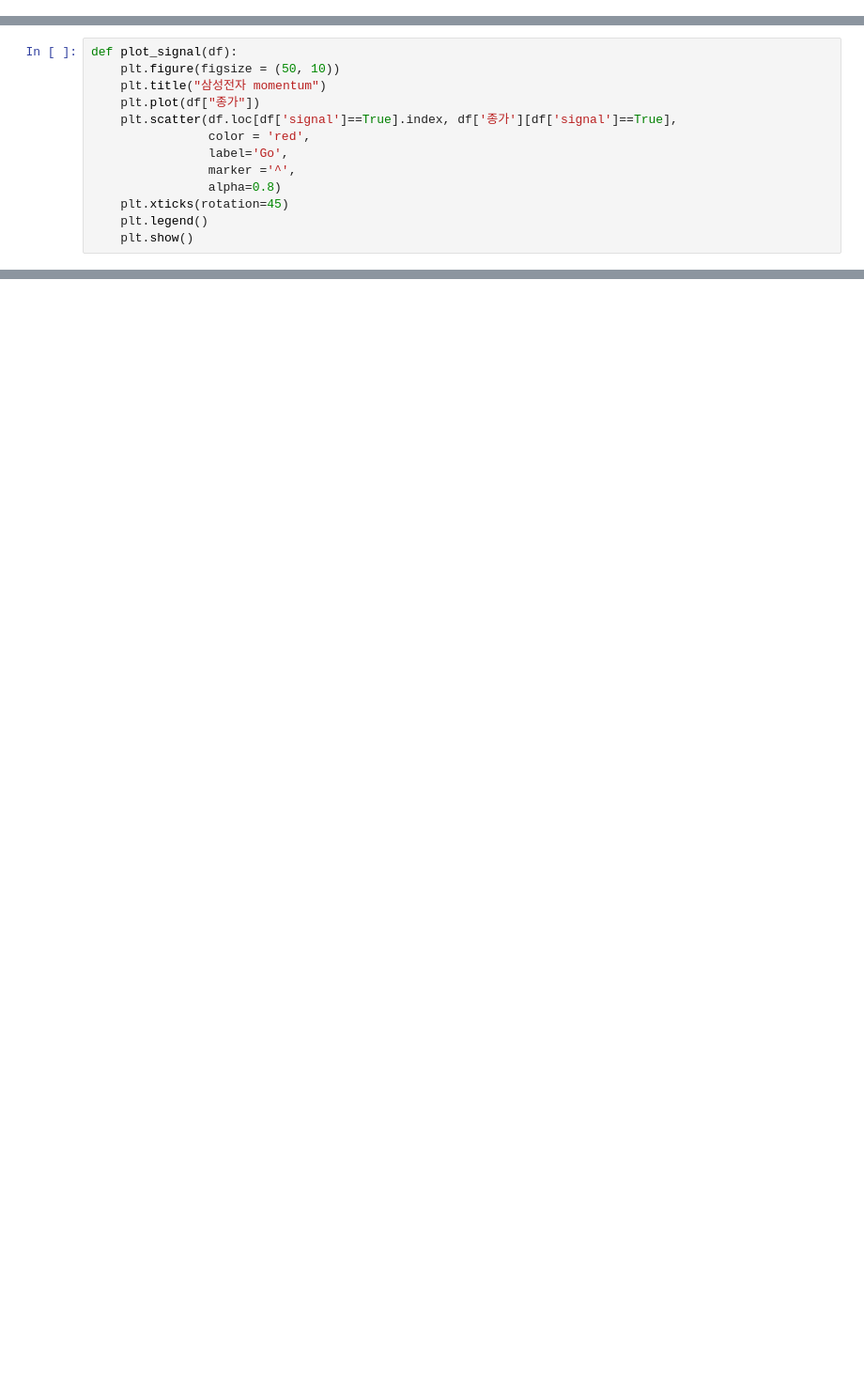
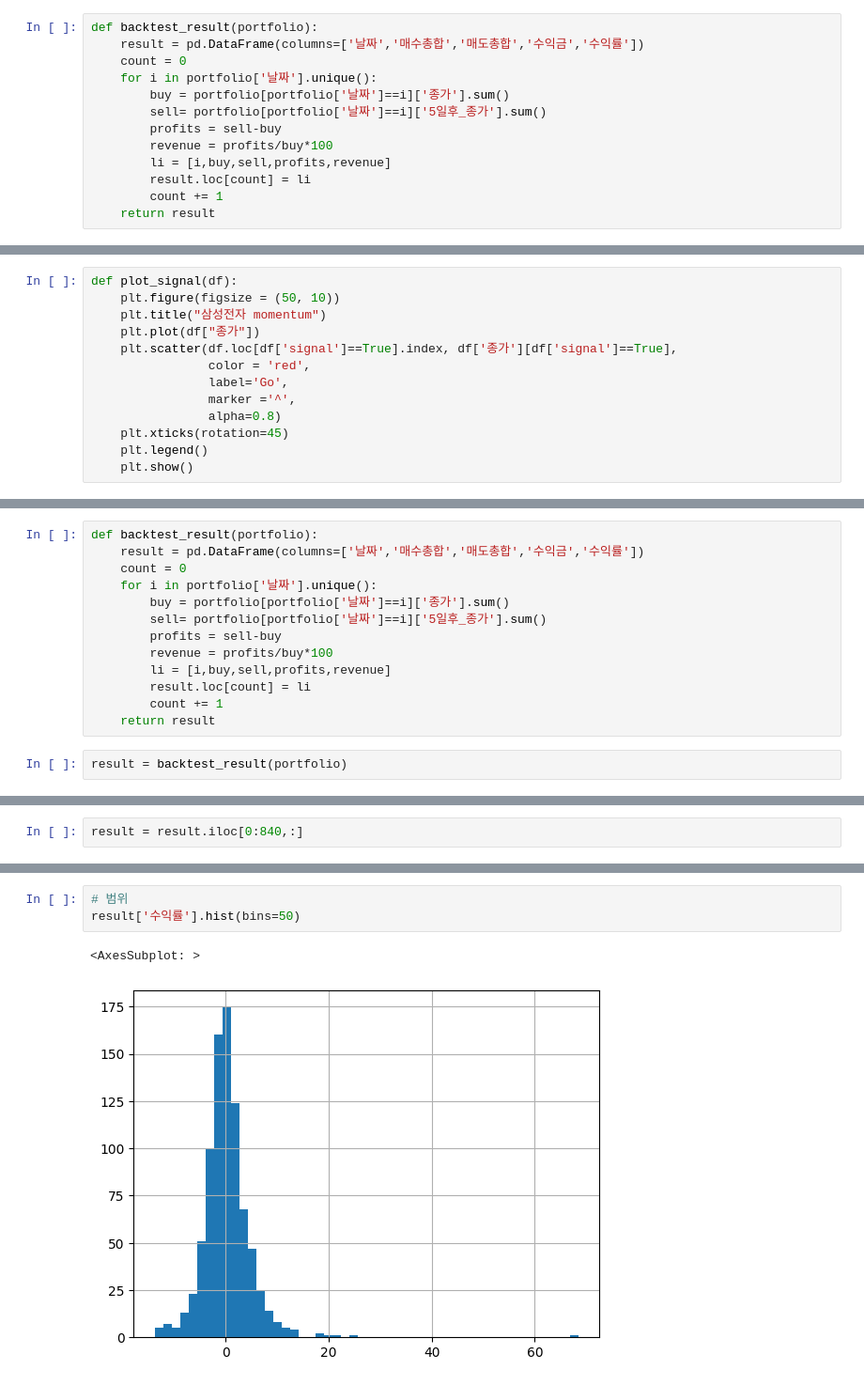
Before and after one commit to eseom31/Kis_Api_test, a Jupyter notebook: BackTesting_System/backtesting_main.ipynb, the cells around one changed output, grey strips where cells are left out. Shown at 94% size. Cells and saved outputs as stored; diff of their text form; blank space fills up the shorter version.

```diff
--- a/BackTesting_System/backtesting_main.ipynb
+++ b/BackTesting_System/backtesting_main.ipynb
@@ -111,6 +111,19 @@ def make_signal(df):
 def raw_df_date(df):
     df['날짜'] = df['날짜'].astype('str')
     df['날짜'] = pd.to_datetime(df['날짜'], format='%Y%m%d')
+# %%
+def backtest_result(portfolio):
+    result = pd.DataFrame(columns=['날짜','매수총합','매도총합','수익금','수익률'])
+    count = 0
+    for i in portfolio['날짜'].unique():
+        buy = portfolio[portfolio['날짜']==i]['종가'].sum()
+        sell= portfolio[portfolio['날짜']==i]['5일후_종가'].sum()
+        profits = sell-buy
+        revenue = profits/buy*100
+        li = [i,buy,sell,profits,revenue]
+        result.loc[count] = li
+        count += 1
+    return result
 # %% [markdown]
 #### 1.Sequantial
 # %%
@@ -257,0 +245,15 @@ test.head(1)
+# %%
+def backtest_result(portfolio):
+    result = pd.DataFrame(columns=['날짜','매수총합','매도총합','수익금','수익률'])
+    count = 0
+    for i in portfolio['날짜'].unique():
+        buy = portfolio[portfolio['날짜']==i]['종가'].sum()
+        sell= portfolio[portfolio['날짜']==i]['5일후_종가'].sum()
+        profits = sell-buy
+        revenue = profits/buy*100
+        li = [i,buy,sell,profits,revenue]
+        result.loc[count] = li
+        count += 1
+    return result
+# %%
+result = backtest_result(portfolio)
@@ -257,0 +276,2 @@ test.head(1)
+# %%
+result = result.iloc[0:840,:]
@@ -257,0 +317,6 @@ test.head(1)
+# %%
+# 범위
+result['수익률'].hist(bins=50)
+# %% [output]
+<AxesSubplot: >
+[figure, added]
```
Also changed, not shown: parts of 32 cells of this notebook.
